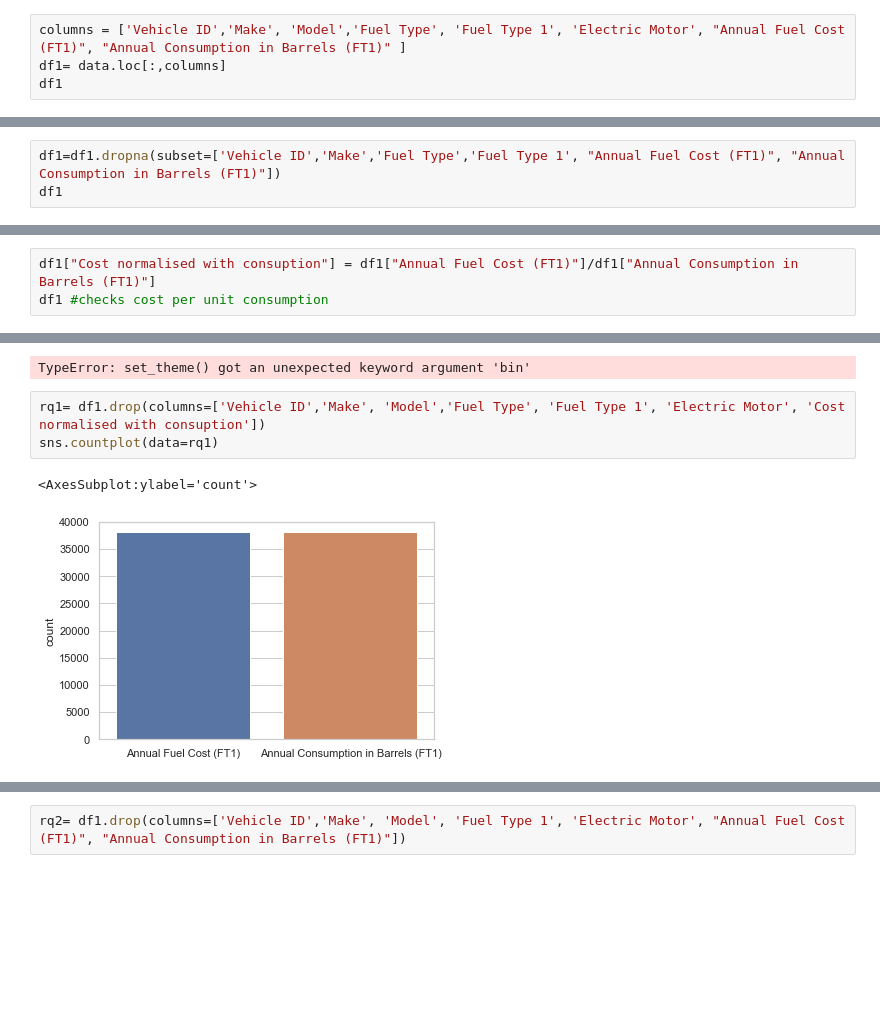
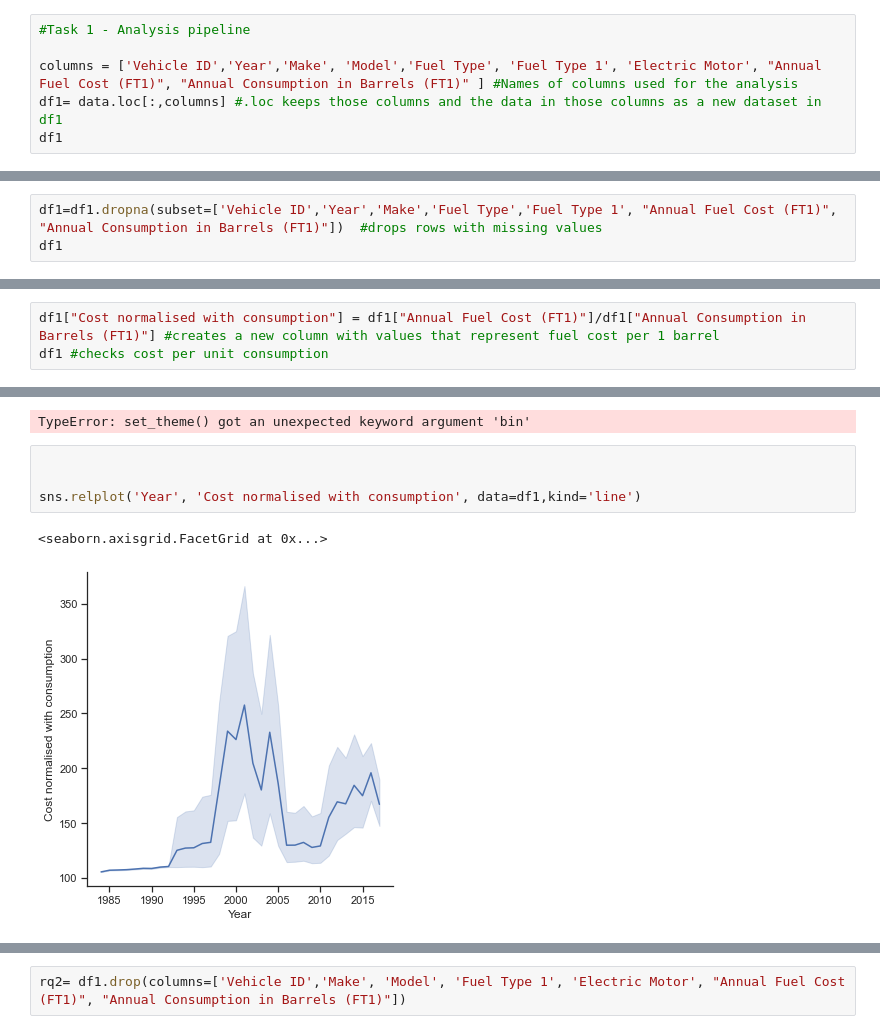
Before and after one commit to data301-2021-summer2/project-group34-project, a Jupyter notebook: analysis/Mehul Analysis/Mehul-analysis.ipynb, the cells around one changed output, grey strips where cells are left out. Saved outputs shown, nothing was run; the diff lists cells and outputs as text; blank space fills up the shorter version.

Commit message:
analysis2

```diff
--- a/analysis/Mehul Analysis/Mehul-analysis.ipynb
+++ b/analysis/Mehul Analysis/Mehul-analysis.ipynb
@@ -15,7 +15,9 @@ data.head()
 | 4 | 27550 | 1984 | AM General | DJ Po Vehicle 2WD | Special Purpose Vehicle 2WD | 2-Wheel Drive | Automatic 3-Speed | NaN | ... |
 5 rows × 81 columns
 # %%
-columns = ['Vehicle ID','Make', 'Model','Fuel Type', 'Fuel Type 1', 'Electric Motor', "Annual Fuel Cost (FT1)", "Annual Consumption in Barrels (FT1)" ]
-df1= data.loc[:,columns]
+#Task 1 - Analysis pipeline
+
+columns = ['Vehicle ID','Year','Make', 'Model','Fuel Type', 'Fuel Type 1', 'Electric Motor', "Annual Fuel Cost (FT1)", "Annual Consumption in Barrels (FT1)" ] #Names of columns used for the analysis
+df1= data.loc[:,columns] #.loc keeps those columns and the data in those columns as a new dataset in df1
 df1
 # %% [output]
@@ -35,4 +37,4 @@ df1
 # %%
-df1=df1.dropna(subset=['Vehicle ID','Make','Fuel Type','Fuel Type 1', "Annual Fuel Cost (FT1)", "Annual Consumption in Barrels (FT1)"])
+df1=df1.dropna(subset=['Vehicle ID','Year','Make','Fuel Type','Fuel Type 1', "Annual Fuel Cost (FT1)", "Annual Consumption in Barrels (FT1)"])  #drops rows with missing values
 df1
 # %% [output]
@@ -104,6 +106,6 @@ df1.describe(exclude=[np.number])
 | top | Chevrolet | F150 Pickup 2WD | Regular | Regular Gasoline | 288V Ni-MH |
 | freq | 3810 | 209 | 25258 | 26531 | 117 |
 # %%
-df1["Cost normalised with consuption"] = df1["Annual Fuel Cost (FT1)"]/df1["Annual Consumption in Barrels (FT1)"]
+df1["Cost normalised with consumption"] = df1["Annual Fuel Cost (FT1)"]/df1["Annual Consumption in Barrels (FT1)"] #creates a new column with values that represent fuel cost per 1 barrel
 df1 #checks cost per unit consumption
 # %% [output]
@@ -125,9 +127,10 @@ sns.set_theme(style="whitegrid", font_scale=1, bin=30)
 # %% [output]
 TypeError: set_theme() got an unexpected keyword argument 'bin'
 # %%
-rq1= df1.drop(columns=['Vehicle ID','Make', 'Model','Fuel Type', 'Fuel Type 1', 'Electric Motor', 'Cost normalised with consuption'])
-sns.countplot(data=rq1)
+
+
+sns.relplot('Year', 'Cost normalised with consumption', data=df1,kind='line')
 # %% [output]
-<AxesSubplot:ylabel='count'>
+<seaborn.axisgrid.FacetGrid at 0x...>
-[figure, old version]
+[figure, new version]
 # %%
```
Also changed, not shown: parts of 13 cells of this notebook.
